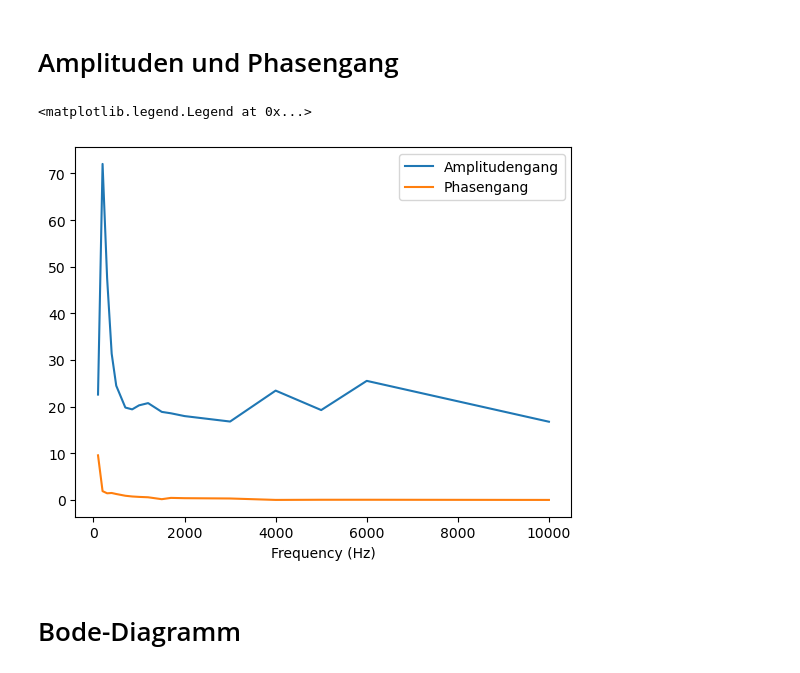
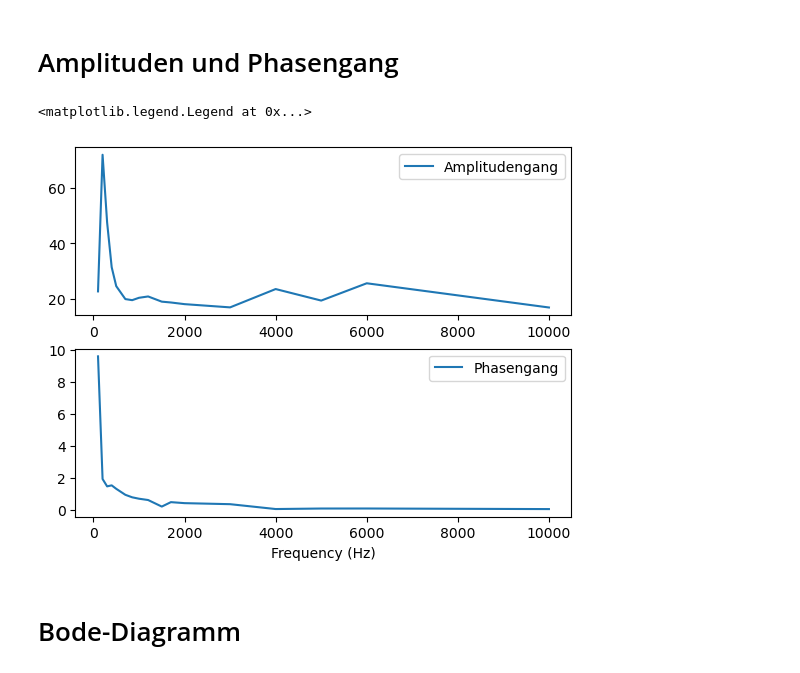
Before and after one commit to hannesbrugger/Signale-und-Systeme, a Jupyter notebook: Versuch3/Versuch3.ipynb, the cells around one changed output. Cells and saved outputs as stored; diff of their text form; code cells hidden in the pictures.

Commit message:
Erster Versuch Bode-Diagramm

```diff
--- a/Versuch3/Versuch3.ipynb
+++ b/Versuch3/Versuch3.ipynb
@@ -61,12 +61,15 @@ Grundfrequenz: 199480.21298211112hz
 # %%
 frequenzen, ptpA, ptpB, phasenver = np.genfromtxt(os.getcwd() + "/Messdaten/lautsprecher_groß.csv", delimiter=",", skip_header=1).T
 
+plt.subplot(2,1,1)
 plt.plot(frequenzen, ptpB, label="Amplitudengang")
+plt.legend()
+plt.subplot(2,1,2)
 plt.plot(frequenzen, phasenver, label="Phasengang")
 plt.xlabel('Frequency (Hz)')
 plt.legend()
 # %% [output]
 <matplotlib.legend.Legend at 0x...>
-[figure, old version]
+[figure, new version]
 # %% [markdown]
 # Bode-Diagramm
```
Also changed, not shown: parts of 3 cells of this notebook.
